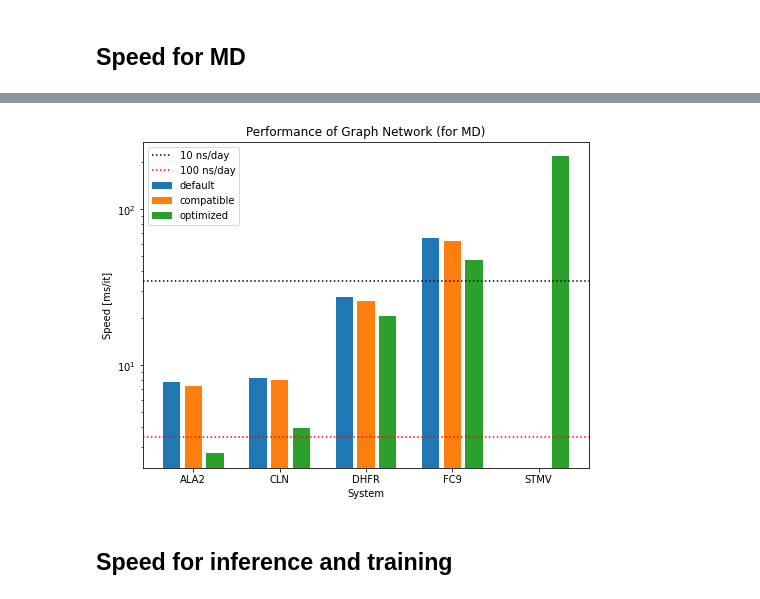
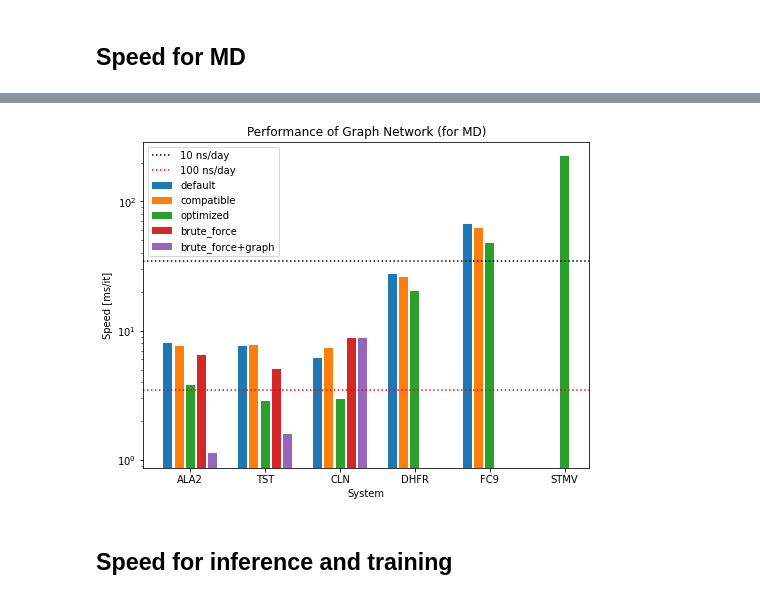
Before and after one commit to torchmd/torchmd-net, a Jupyter notebook: benchmarks/graph_network.ipynb, the cells around one changed output, grey strips where cells are left out. Saved outputs shown, nothing was run; the diff lists cells and outputs as text; code cells hidden in the pictures.

Commit message:
Update the benchmark data

```diff
--- a/benchmarks/graph_network.ipynb
+++ b/benchmarks/graph_network.ipynb
@@ -149,22 +149,25 @@ def benchmark(model, pdb_file, device, optimize=True, compute_forces=True, compu
 # %%
 device = pt.device('cuda')
 systems = [('systems/alanine_dipeptide.pdb', 'ALA2'),
+           ('systems/testosterone.pdb', 'TST'),
            ('systems/chignolin.pdb', 'CLN'),
            ('systems/dhfr.pdb', 'DHFR'),
            ('systems/factorIX.pdb', 'FC9'),
            ('systems/stmv.pdb', 'STMV')]
 
-methods = [('default', model_1, False),
-           ('compatible', model_2, False),
-           ('optimized', model_2, True)]
+methods = [('default', model_1, False, False),
+           ('compatible', model_2, False, False),
+           ('optimized', model_2, True, False),
+           ('brute_force', model_3, False, False),
+           ('brute_force+graph', model_3, False, True)]
 
 speed_methods = {}
-for meth, model, optimize in methods:
+for meth, model, optimize, cuda_graph in methods:
     speed_methods[meth] = {}
     print(f'Method: {meth}')
     for pdb_file, name in systems:
         try:
-            speed = benchmark(model, pdb_file, device, optimize=optimize, compute_forces=True, compute_derivatives=False, batch_size=1)
+            speed = benchmark(model, pdb_file, device, optimize=optimize, compute_forces=True ,compute_derivatives=False, batch_size=1, cuda_graph=cuda_graph)
             speed_methods[meth][name] = speed
             print(f'  {name}: {speed} ms/it')
         except Exception as e:
@@ -191,23 +193,23 @@ Method: optimized
 # %%
 plt.figure(figsize=(8,6))
 
 labels = []
 for i, (meth, speeds) in enumerate(speed_methods.items()):
     labels = speeds.keys() if len(speeds.keys()) > len(labels) else labels
-    x = np.arange(len(speeds)) + 0.25*i - 0.25
-    plt.bar(x, speeds.values(), width=0.2, log=True, label=meth)
+    x = np.arange(len(speeds)) + 0.15*i - 0.3
+    plt.bar(x, speeds.values(), width=0.12, log=True, label=meth)
 
 plt.axhline(34.56, color='black', linestyle=':', label='10 ns/day')
 plt.axhline(3.456, color='red', linestyle=':', label='100 ns/day')
 
 plt.title('Performance of Graph Network (for MD)')
 plt.xlabel('System')
 plt.xticks(np.arange(len(labels)), labels)
 plt.ylabel('Speed [ms/it]')
 plt.legend()
 plt.show()
 # %% [output]
-[figure, old version]
+[figure, new version]
 # %% [markdown]
 ## Speed for inference and training
 # %%
```
Also changed, not shown: parts of 1 cell of this notebook.
